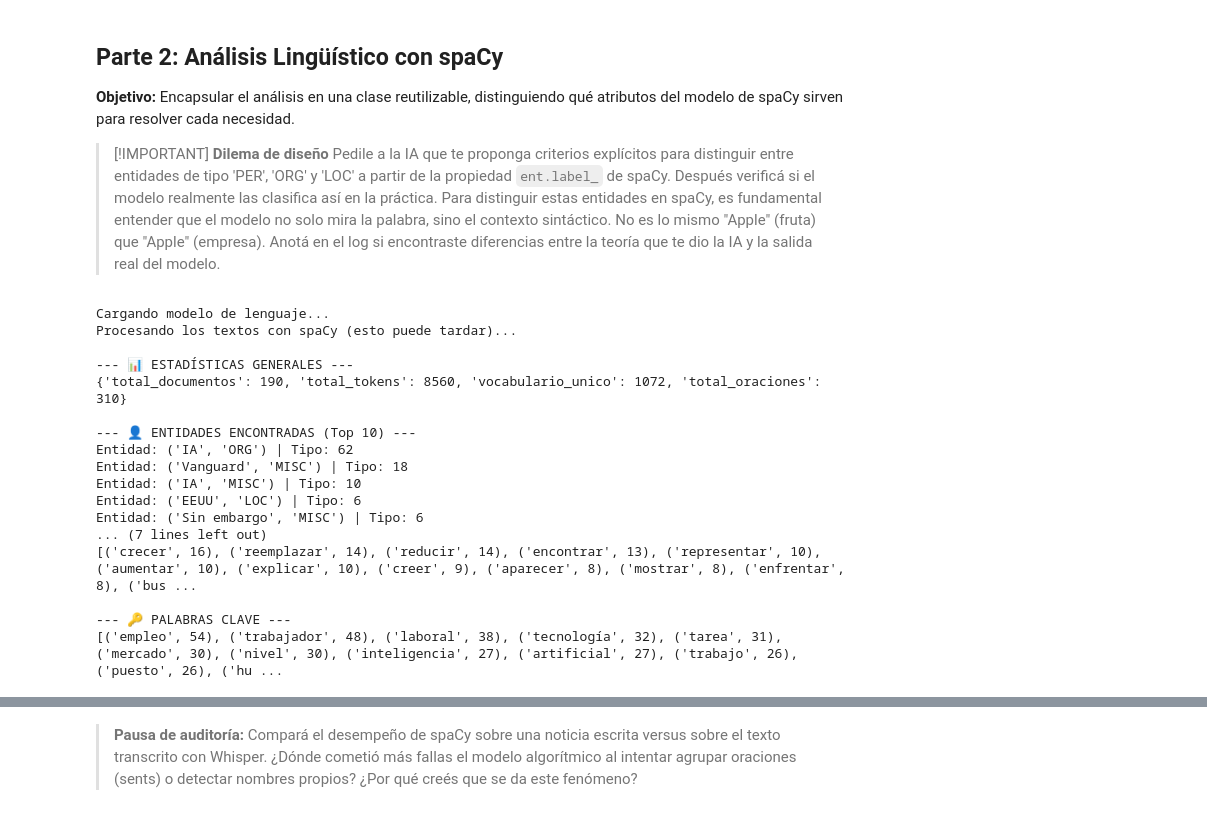
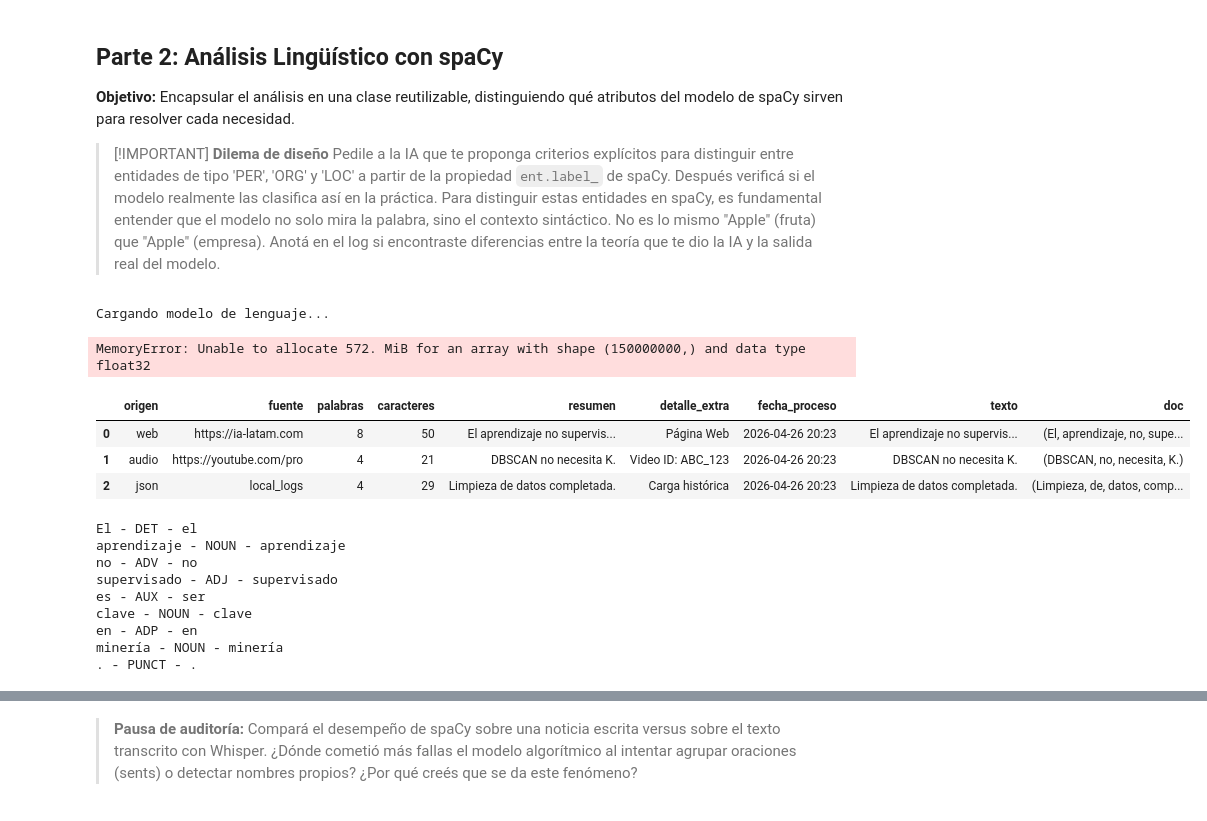
Before and after one commit to mealla-sebastian-pln-1c2026/MEALLA-PLN-2026, a Jupyter notebook: 004_TPI_1/TPI_1_Adquisicion_y_Analisis_Linguistico.ipynb, the cells around one changed output, grey strips where cells are left out. Cells and saved outputs as stored; diff of their text form; code cells hidden in the pictures.

```diff
--- a/004_TPI_1/TPI_1_Adquisicion_y_Analisis_Linguistico.ipynb
+++ b/004_TPI_1/TPI_1_Adquisicion_y_Analisis_Linguistico.ipynb
@@ -448,12 +429,14 @@ class AnalizadorCorpus:
         self.df['doc'] = list(self.nlp.pipe(self.df['texto']))
 
     def extraer_entidades(self):
-        """Devuelve las entidades agrupadas por tipo"""
-        # PASO 2: Recorrer los objetos 'doc'
-        entidades_totales = []
+        todas_las_ents = []
+        # RECORRE TODO EL DATAFRAME
         for doc in self.df['doc']:
             for ent in doc.ents:
-                entidades_totales.append((ent.text, ent.label_))
+                todas_las_ents.append((ent.text, ent.label_))
+
+        # Retorna la lista completa o contada
+        return todas_las_ents
 
         # Contamos frecuencias
         return Counter(entidades_totales).most_common()
@@ -501,46 +484,29 @@ class AnalizadorCorpus:
             "vocabulario_unico": len(vocabulario),
             "total_oraciones": total_oraciones
         }
-# %%
-# 1. Asegúrate de tener el DataFrame listo (el que unificamos antes)
-# Si no lo tienes, el analizador no tendrá qué leer.
-
-if 'df_corpus' in locals() and not df_corpus.empty:
-    # 2. Instanciar la clase (esto cargará spaCy y procesará los textos)
-    analizador = AnalizadorCorpus(df_corpus)
-
-    # 3. Mostrar los resultados explícitamente con print()
-    print("\n--- 📊 ESTADÍSTICAS GENERALES ---")
-    print(analizador.estadisticas_corpus())
-
-    print("\n--- 👤 ENTIDADES ENCONTRADAS (Top 10) ---")
-    entidades = analizador.extraer_entidades()
-    for ent, etiqueta in entidades[:10]:
-        print(f"Entidad: {ent} | Tipo: {etiqueta}")
-
-    print("\n--- ⚡ VERBOS MÁS USADOS ---")
-    print(analizador.extraer_verbos_principales())
-
-    print("\n--- 🔑 PALABRAS CLAVE ---")
-    print(analizador.extraer_palabras_clave())
-
-else:
-    print("❌ Error: El DataFrame 'df_corpus' está vacío o no existe.")
-# %% [output]
-Cargando modelo de lenguaje...
-Procesando los textos con spaCy (esto puede tardar)...
-
---- 📊 ESTADÍSTICAS GENERALES ---
-{'total_documentos': 190, 'total_tokens': 8560, 'vocabulario_unico': 1072, 'total_oraciones': 310}
-
---- 👤 ENTIDADES ENCONTRADAS (Top 10) ---
-Entidad: ('IA', 'ORG') | Tipo: 62
-Entidad: ('Vanguard', 'MISC') | Tipo: 18
-Entidad: ('IA', 'MISC') | Tipo: 10
-Entidad: ('EEUU', 'LOC') | Tipo: 6
-Entidad: ('Sin embargo', 'MISC') | Tipo: 6
-... (7 lines left out)
-[('crecer', 16), ('reemplazar', 14), ('reducir', 14), ('encontrar', 13), ('representar', 10), ('aumentar', 10), ('explicar', 10), ('creer', 9), ('aparecer', 8), ('mostrar', 8), ('enfrentar', 8), ('bus ...
-
---- 🔑 PALABRAS CLAVE ---
-[('empleo', 54), ('trabajador', 48), ('laboral', 38), ('tecnología', 32), ('tarea', 31), ('mercado', 30), ('nivel', 30), ('inteligencia', 27), ('artificial', 27), ('trabajo', 26), ('puesto', 26), ('hu ...
+# %%
+analizador= AnalizadorCorpus(df_corpus)
+# %% [output]
+Cargando modelo de lenguaje...
+MemoryError: Unable to allocate 572. MiB for an array with shape (150000000,) and data type float32
+# %%
+analizador.df.head()
+# %% [output]
+|  | origen | fuente | palabras | caracteres | resumen | detalle_extra | fecha_proceso | texto | doc |
+| 0 | web | https://ia-latam.com | 8 | 50 | El aprendizaje no supervis... | Página Web | 2026-04-26 20:23 | El aprendizaje no supervis... | (El, aprendizaje, no, supe... |
+| 1 | audio | https://youtube.com/pro | 4 | 21 | DBSCAN no necesita K. | Video ID: ABC_123 | 2026-04-26 20:23 | DBSCAN no necesita K. | (DBSCAN, no, necesita, K.) |
+| 2 | json | local_logs | 4 | 29 | Limpieza de datos completada. | Carga histórica | 2026-04-26 20:23 | Limpieza de datos completada. | (Limpieza, de, datos, comp... |
+# %%
+doc= analizador.df.loc[0, 'doc']
+for token in doc [:10]:
+    print(f"{token.text} - {token.pos_} - {token.lemma_}")
+# %% [output]
+El - DET - el
+aprendizaje - NOUN - aprendizaje
+no - ADV - no
+supervisado - ADJ - supervisado
+es - AUX - ser
+clave - NOUN - clave
+en - ADP - en
+minería - NOUN - minería
+. - PUNCT - .
```
Also changed, not shown: parts of 12 cells of this notebook, 2 other files.
